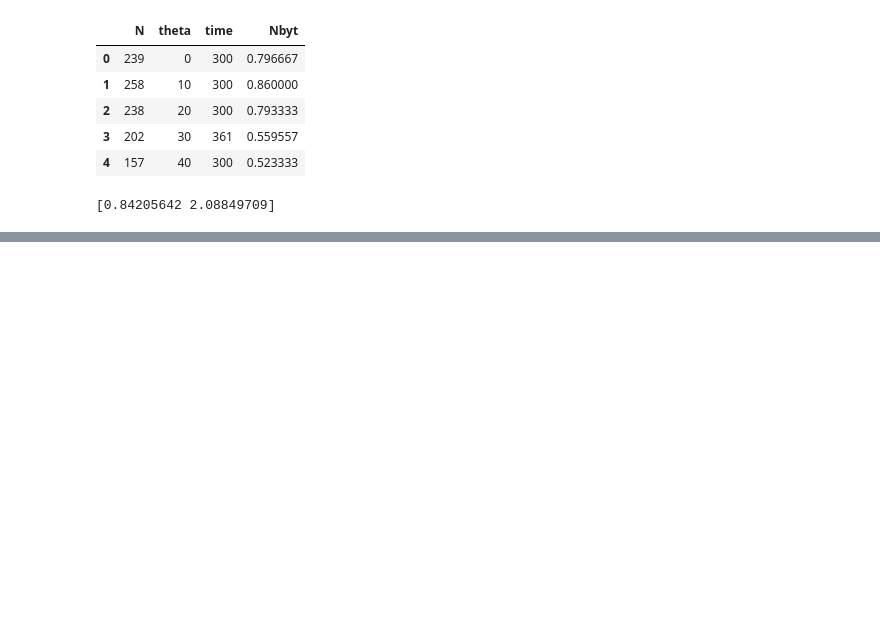
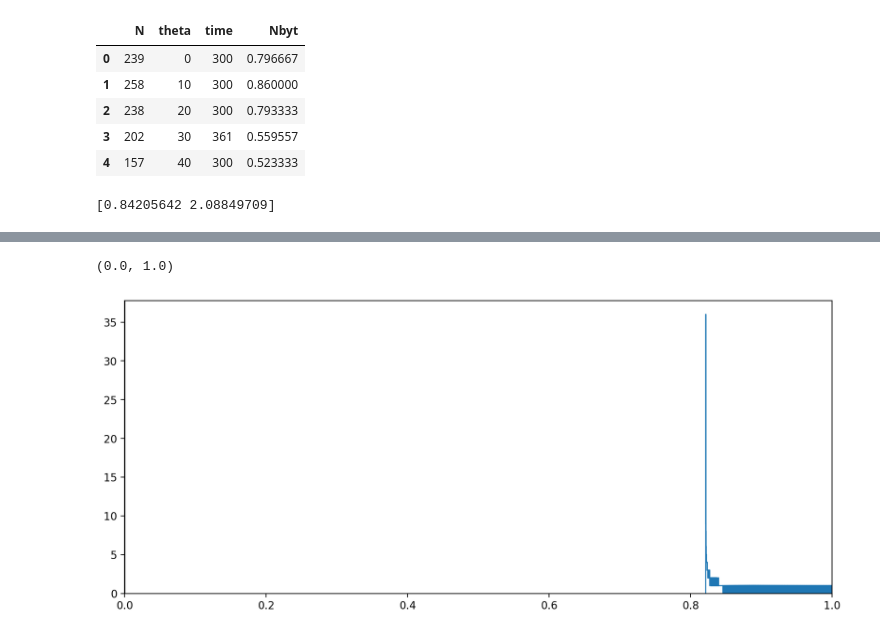
Before and after one commit to ShmakovVladimir/Labs, a Jupyter notebook: Квантовая физика/Мезоны/main.ipynb, the cells around one changed output, grey strips where cells are left out. Drawn from its saved outputs; the diff is of its cells as text; code cells hidden in the pictures; blank space fills up the shorter version.

```diff
--- a/Квантовая физика/Мезоны/main.ipynb
+++ b/Квантовая физика/Мезоны/main.ipynb
@@ -82,0 +106,8 @@ plt.legend(fontsize = 16)
+# %%
+plt.figure(figsize = (12, 5), dpi = 200)
+plt.hist(np.abs(tau) * 1e6, bins = 5000, histtype = 'step')
+plt.axvline(np.mean(np.abs(tau)), color = 'black')
+plt.xlim(0, 1)
+# %% [output]
+(0.0, 1.0)
+[figure, added]
```
Also changed, not shown: parts of 5 cells of this notebook, 7 other files.
